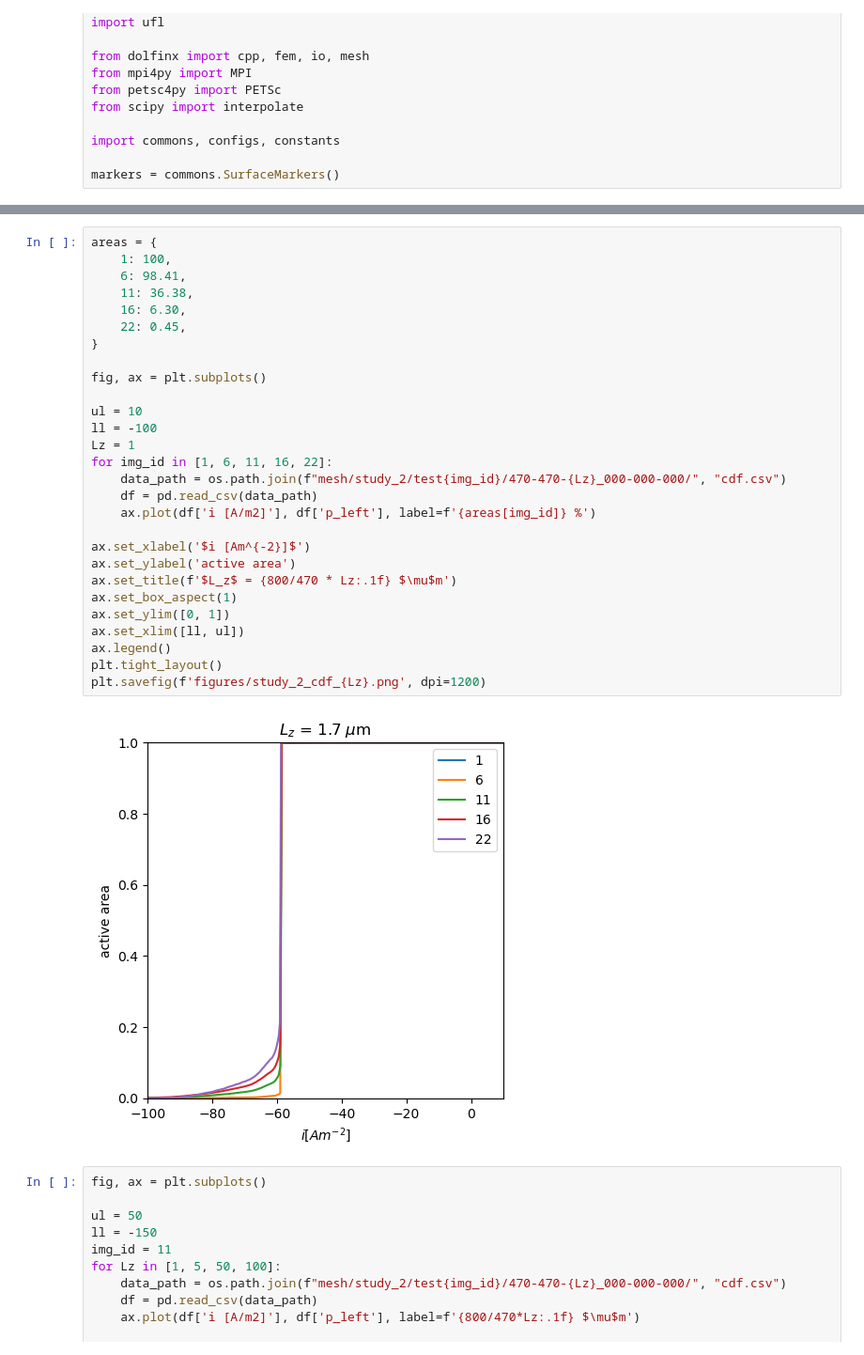
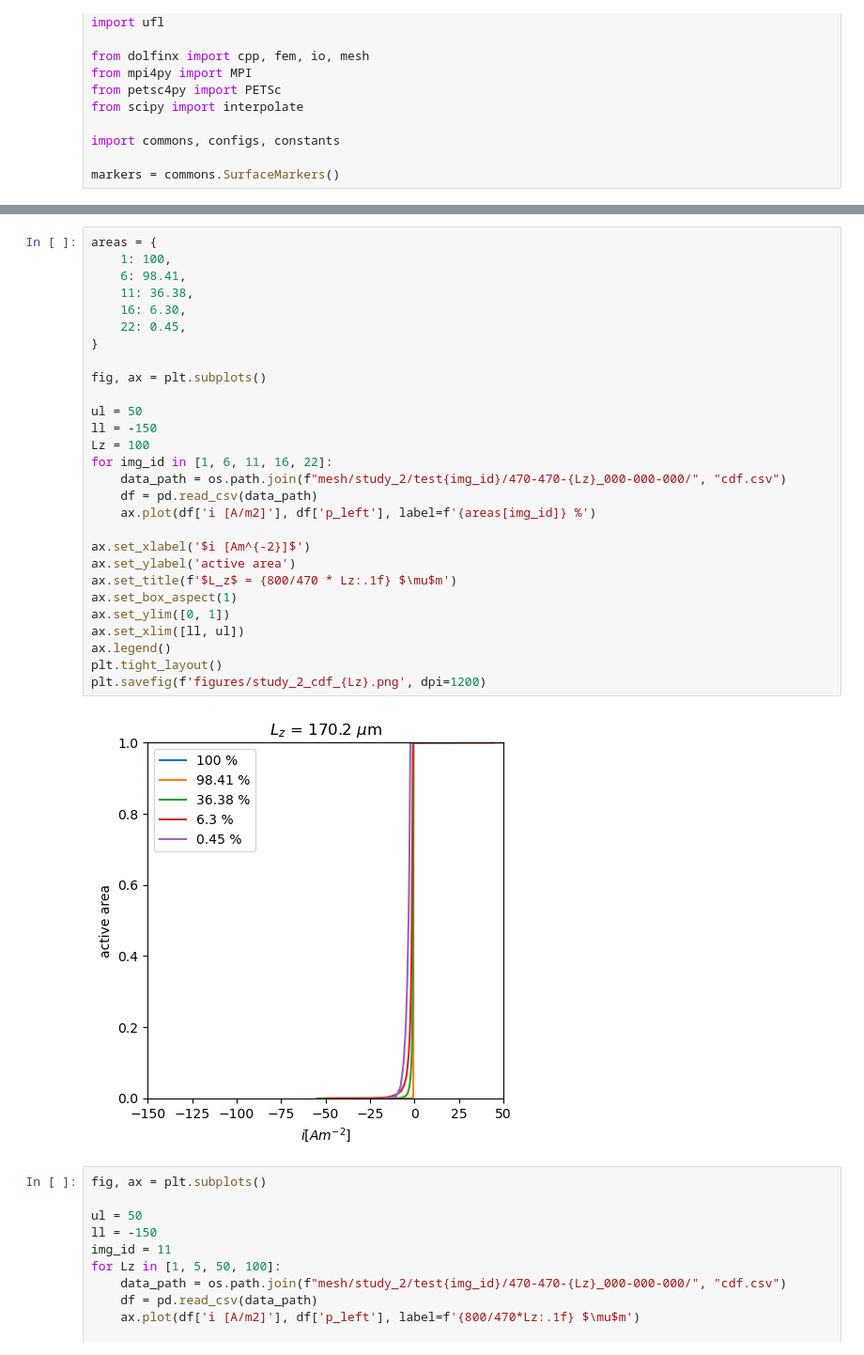
Before and after one commit to molel-gt/ssb, a Jupyter notebook: reports.ipynb, the cells around one changed output, grey strips where cells are left out. Shown at 94% size. Saved outputs shown, nothing was run; the diff lists cells and outputs as text.

```diff
--- a/reports.ipynb
+++ b/reports.ipynb
@@ -100,33 +26,33 @@ with open(stats_path, 'w') as fp:
 # %%
 areas = {
     1: 100,
     6: 98.41,
     11: 36.38,
     16: 6.30,
     22: 0.45,
 }
 
 fig, ax = plt.subplots()
 
-ul = 10
-ll = -100
-Lz = 1
+ul = 50
+ll = -150
+Lz = 100
 for img_id in [1, 6, 11, 16, 22]:
     data_path = os.path.join(f"mesh/study_2/test{img_id}/470-470-{Lz}_000-000-000/", "cdf.csv")
     df = pd.read_csv(data_path)
     ax.plot(df['i [A/m2]'], df['p_left'], label=f'{areas[img_id]} %')
 
 ax.set_xlabel('$i [Am^{-2}]$')
 ax.set_ylabel('active area')
 ax.set_title(f'$L_z$ = {800/470 * Lz:.1f} $\mu$m')
 ax.set_box_aspect(1)
 ax.set_ylim([0, 1])
 ax.set_xlim([ll, ul])
 ax.legend()
 plt.tight_layout()
 plt.savefig(f'figures/study_2_cdf_{Lz}.png', dpi=1200)
 # %% [output]
-[figure, old version]
+[figure, new version]
 # %%
 fig, ax = plt.subplots()
 
```
Also changed, not shown: parts of 12 cells of this notebook, 4 other files.
